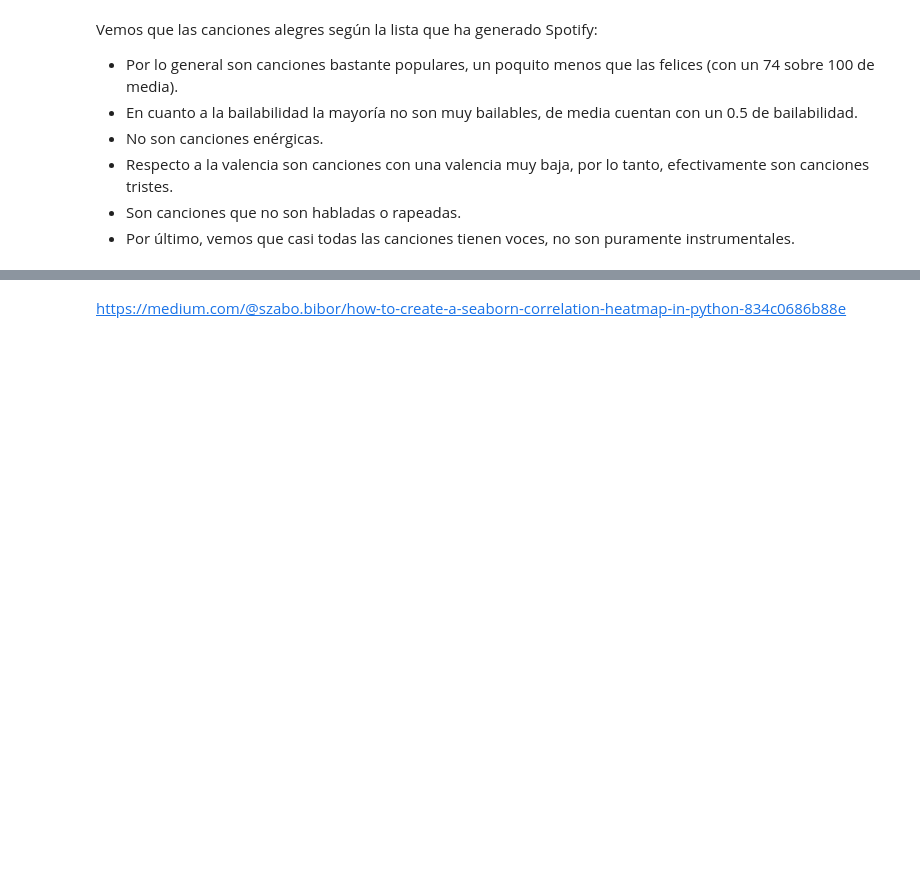
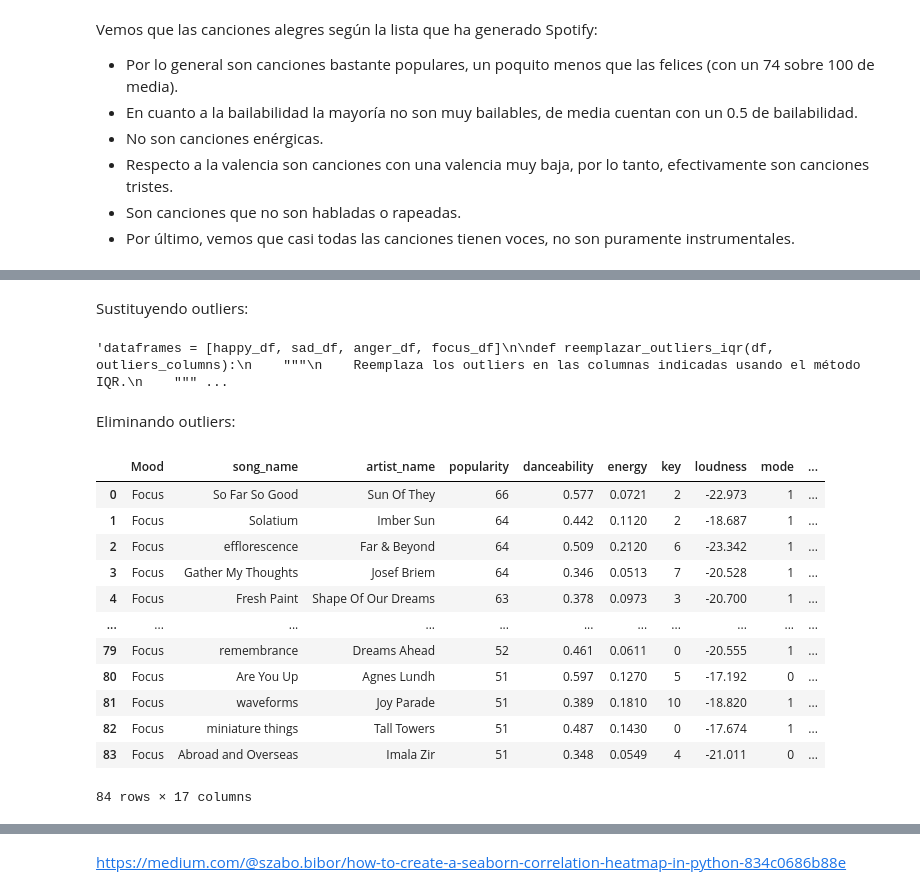
Before and after one commit to bravovielisa/Spotify_analysis, a Jupyter notebook: Notebooks/EDA.ipynb, the cells around one changed output, grey strips where cells are left out. Drawn from its saved outputs; the diff is of its cells as text; code cells hidden in the pictures; blank space fills up the shorter version.

```diff
--- a/Notebooks/EDA.ipynb
+++ b/Notebooks/EDA.ipynb
@@ -728,0 +764,30 @@ df['key']
+# %% [markdown]
+Sustituyendo outliers:
+# %%
+'''dataframes = [happy_df, sad_df, anger_df, focus_df]
+
+def reemplazar_outliers_iqr(df, outliers_columns):
+    """
+    Reemplaza los outliers en las columnas indicadas usando el método IQR.
+    """
+    Q1 = df[outliers_columns].quantile(0.25)
+    Q3 = df[outliers_columns].quantile(0.75)
+    IQR = Q3 - Q1
+    outlierIzq = Q1 - (1.5 * IQR)
+    outlierDer = Q3 + (1.5 * IQR)
+    df[outliers_columns] = np.where(df[outliers_columns] < outlierIzq, Q1, df[outliers_columns])
+    df[outliers_columns] = np.where(df[outliers_columns] > outlierDer, Q3, df[outliers_columns])
+
+    return df
+
+dataframes_limpios = []
+
+# Reemplazar outliers en cada DataFrame
+for df in dataframes:
+    outliers_columns = df.select_dtypes(include=[np.number]).columns
+    df_limpio = reemplazar_outliers_iqr(df, outliers_columns)
+    dataframes_limpios.append(df_limpio)'''
+# %% [output]
+'dataframes = [happy_df, sad_df, anger_df, focus_df]\n\ndef reemplazar_outliers_iqr(df, outliers_columns):\n    """\n    Reemplaza los outliers en las columnas indicadas usando el método IQR.\n    """ ...
+# %% [markdown]
+Eliminando outliers:
@@ -728,0 +857,17 @@ df['key']
+# %%
+df1 = pd.concat(dataframes_limpios, ignore_index=True)
+df1
+# %% [output]
+|  | Mood | song_name | artist_name | popularity | danceability | energy | key | loudness | mode | ... |
+| 0 | Focus | So Far So Good | Sun Of They | 66 | 0.577 | 0.0721 | 2 | -22.973 | 1 | ... |
+| 1 | Focus | Solatium | Imber Sun | 64 | 0.442 | 0.1120 | 2 | -18.687 | 1 | ... |
+| 2 | Focus | efflorescence | Far & Beyond | 64 | 0.509 | 0.2120 | 6 | -23.342 | 1 | ... |
+| 3 | Focus | Gather My Thoughts | Josef Briem | 64 | 0.346 | 0.0513 | 7 | -20.528 | 1 | ... |
+| 4 | Focus | Fresh Paint | Shape Of Our Dreams | 63 | 0.378 | 0.0973 | 3 | -20.700 | 1 | ... |
+| ... | ... | ... | ... | ... | ... | ... | ... | ... | ... | ... |
+| 79 | Focus | remembrance | Dreams Ahead | 52 | 0.461 | 0.0611 | 0 | -20.555 | 1 | ... |
+| 80 | Focus | Are You Up | Agnes Lundh | 51 | 0.597 | 0.1270 | 5 | -17.192 | 0 | ... |
+| 81 | Focus | waveforms | Joy Parade | 51 | 0.389 | 0.1810 | 10 | -18.820 | 1 | ... |
+| 82 | Focus | miniature things | Tall Towers | 51 | 0.487 | 0.1430 | 0 | -17.674 | 1 | ... |
+| 83 | Focus | Abroad and Overseas | Imala Zir | 51 | 0.348 | 0.0549 | 4 | -21.011 | 0 | ... |
+84 rows × 17 columns
```
Also changed, not shown: parts of 34 cells of this notebook, 1 other file.
